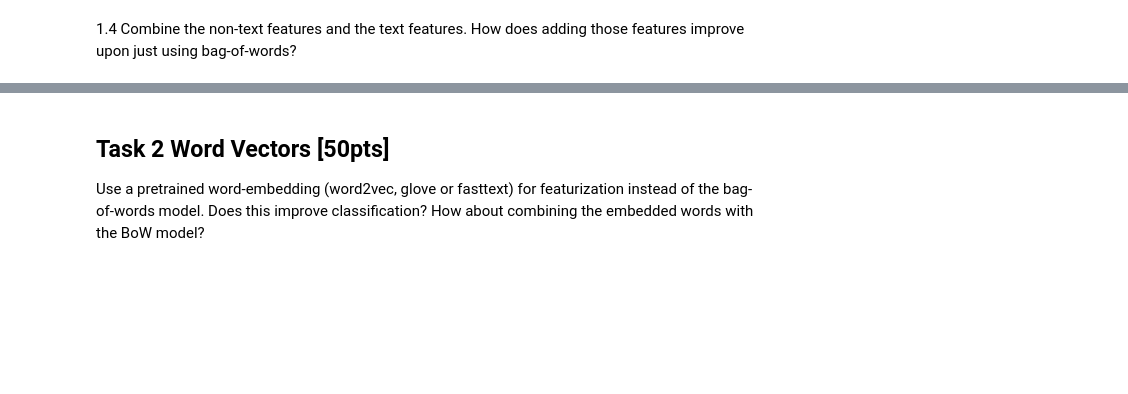
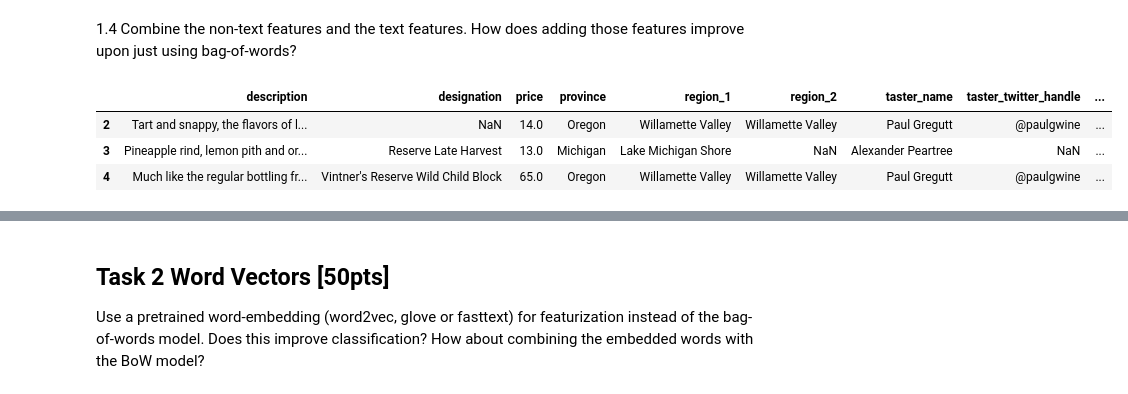
Before and after one commit to Matt88Ac/AdvancedML_Assignment4, a Jupyter notebook: Advanced Machine Learning - HW #4.ipynb, the cells around one changed output, grey strips where cells are left out. Cells and saved outputs as stored; diff of their text form; code cells hidden in the pictures; blank space fills up the shorter version.

```diff
--- a/Advanced Machine Learning - HW #4.ipynb
+++ b/Advanced Machine Learning - HW #4.ipynb
@@ -307,0 +346,15 @@ pd.DataFrame(data=results, index=[(1, 1), (1, 2), (2, 2), (2, 3)], columns=['acc
+# %%
+import pandas as pd
+import numpy as np
+import seaborn as sns
+from matplotlib import pyplot as plt
+x = pd.read_csv('winemag-data-130k-v2.csv', index_col=0)
+x = x.loc[x['country'] == 'US']
+y = x['points']
+x.drop(columns=['points', 'country'], inplace=True)
+x.head(3)
+# %% [output]
+|  | description | designation | price | province | region_1 | region_2 | taster_name | taster_twitter_handle | ... |
+| 2 | Tart and snappy, the flavors of l... | NaN | 14.0 | Oregon | Willamette Valley | Willamette Valley | Paul Gregutt | @paulgwine | ... |
+| 3 | Pineapple rind, lemon pith and or... | Reserve Late Harvest | 13.0 | Michigan | Lake Michigan Shore | NaN | Alexander Peartree | NaN | ... |
+| 4 | Much like the regular bottling fr... | Vintner's Reserve Wild Child Block | 65.0 | Oregon | Willamette Valley | Willamette Valley | Paul Gregutt | @paulgwine | ... |
```
Also changed, not shown: parts of 10 cells of this notebook.
